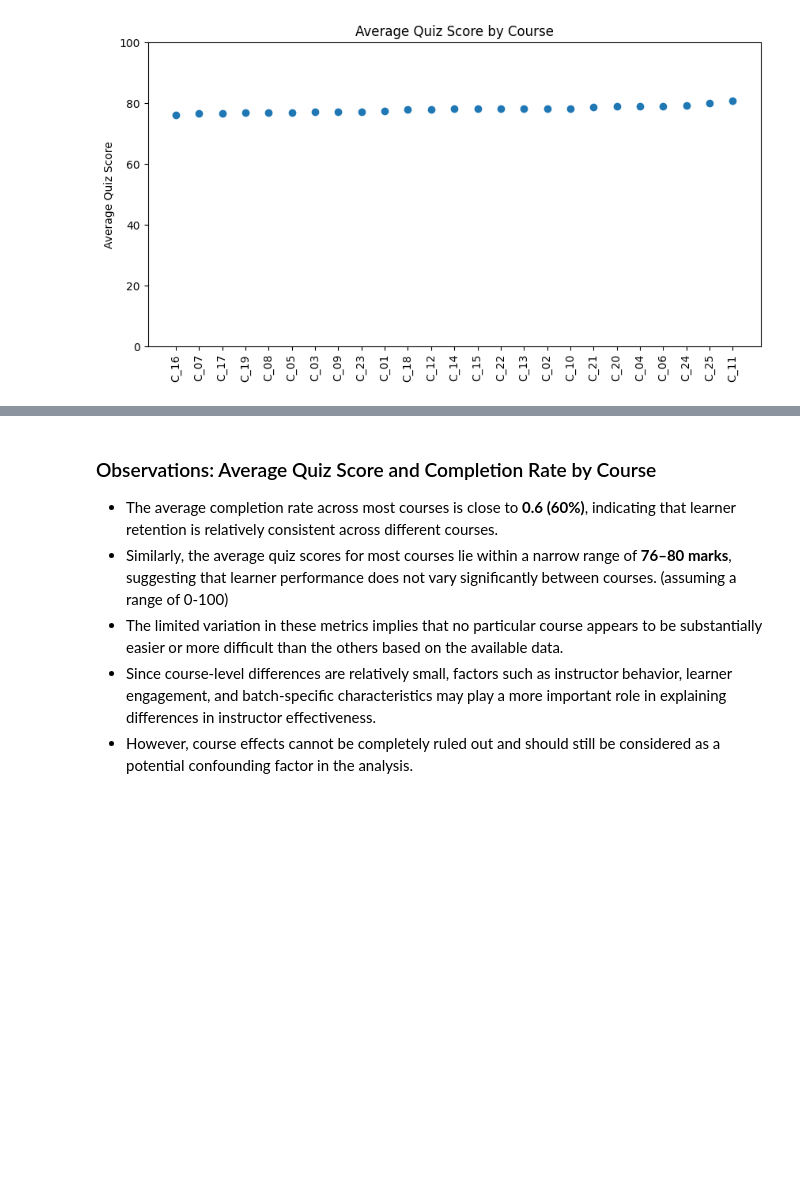
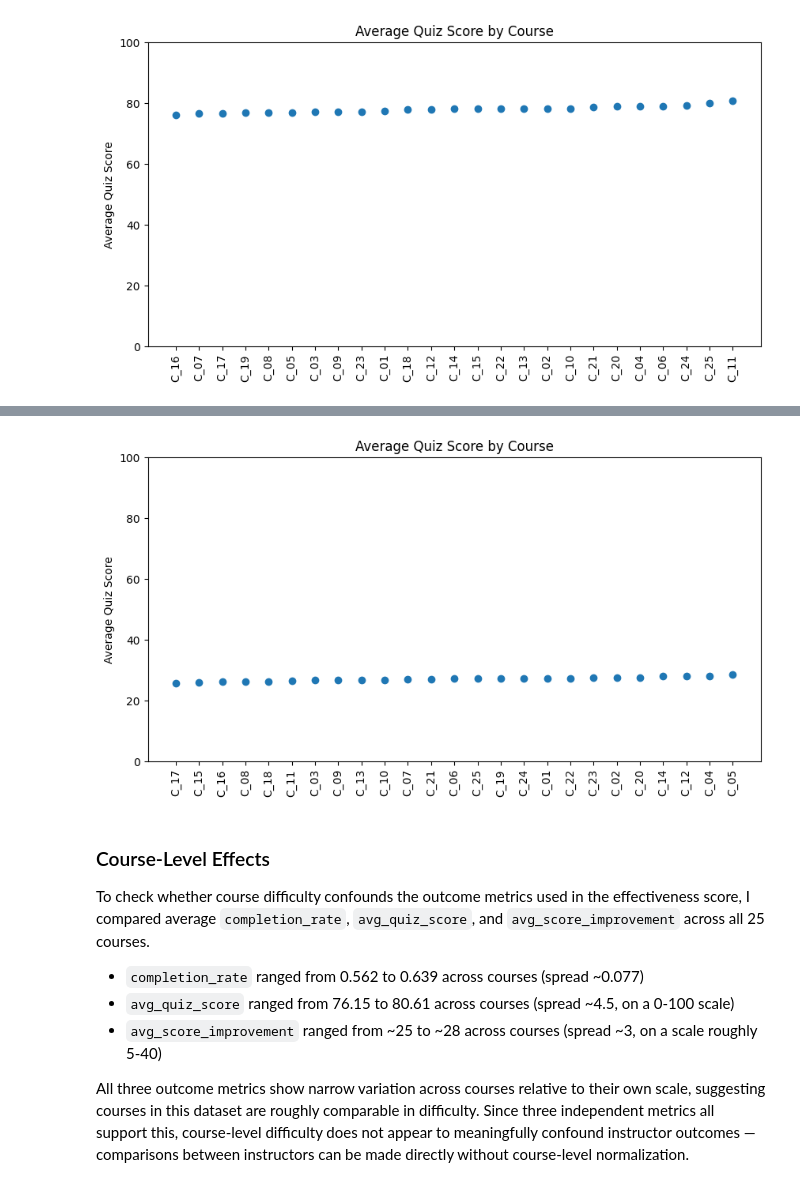
Before and after one commit to AiVeN001/Instructor-effectiveness-modeling, a Jupyter notebook: Assignment.ipynb, the cells around one changed output, grey strips where cells are left out. Cells and saved outputs as stored; diff of their text form; code cells hidden in the pictures; blank space fills up the shorter version.

```diff
--- a/Assignment.ipynb
+++ b/Assignment.ipynb
@@ -284,3 +284,8 @@ plt.savefig('Avg_Quiz_Score_by_Course.png')
 plt.show()
 # %% [output]
 [figure]
+# %%
+# Group by course_id and look at average score_improvement per course
+
+course_improvement = data.groupby('course_id')['avg_score_improvement'].mean().sort_values()
+print(course_improvement)
@@ -287,8 +310,32 @@ plt.show()
+# %%
+#Plotting a scatter chart for imporvement_score per course
+
+plt.figure(figsize=(10,5))
+plt.scatter(course_improvement.index, course_improvement.values)
+plt.ylabel('Average Quiz Score')
+plt.title('Average Quiz Score by Course')
+plt.xticks(rotation=90)
+plt.ylim(0, 100)
+plt.savefig('Avg_improvement_Score_by_Course.png')
+plt.show()
+# %% [output]
+[figure, added]
 # %% [markdown]
-### Observations: Average Quiz Score and Completion Rate by Course
+### Course-Level Effects
 
-* The average completion rate across most courses is close to **0.6 (60%)**, indicating that learner retention is relatively consistent across different courses.
-* Similarly, the average quiz scores for most courses lie within a narrow range of **76–80 marks**, suggesting that learner performance does not vary significantly between courses. (assuming a range of 0-100)
-* The limited variation in these metrics implies that no particular course appears to be substantially easier or more difficult than the others based on the available data.
-* Since course-level differences are relatively small, factors such as instructor behavior, learner engagement, and batch-specific characteristics may play a more important role in explaining differences in instructor effectiveness.
-* However, course effects cannot be completely ruled out and should still be considered as a potential confounding factor in the analysis.
+To check whether course difficulty confounds the outcome metrics used in the
+effectiveness score, I compared average `completion_rate`, `avg_quiz_score`,
+and `avg_score_improvement` across all 25 courses.
+
+- `completion_rate` ranged from 0.562 to 0.639 across courses (spread ~0.077)
+- `avg_quiz_score` ranged from 76.15 to 80.61 across courses (spread ~4.5,
+  on a 0-100 scale)
+- `avg_score_improvement` ranged from ~25 to ~28 across courses (spread ~3,
+  on a scale roughly 5-40)
+
+All three outcome metrics show narrow variation across courses relative to
+their own scale, suggesting courses in this dataset are roughly comparable
+in difficulty. Since three independent metrics all support this, course-level
+difficulty does not appear to meaningfully confound instructor outcomes —
+comparisons between instructors can be made directly without course-level
+normalization.
```
Also changed, not shown: parts of 10 cells of this notebook, 3 other files.
